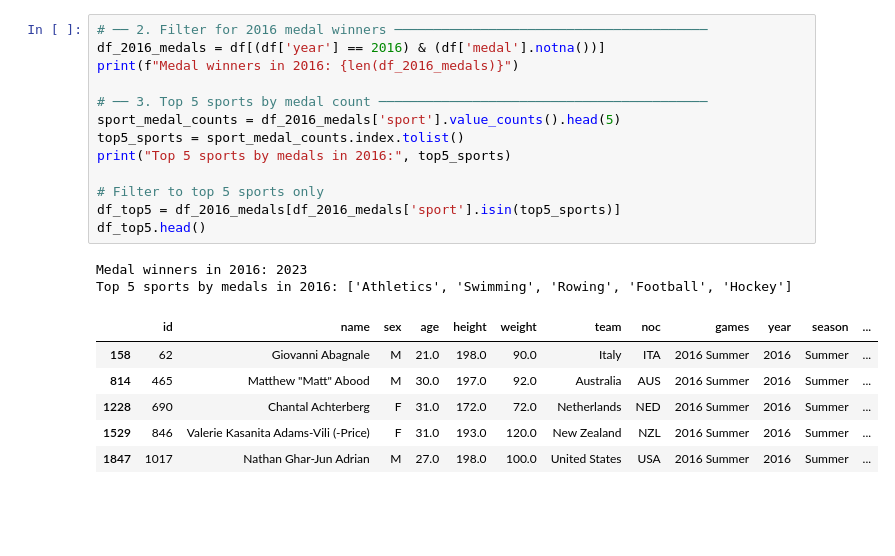
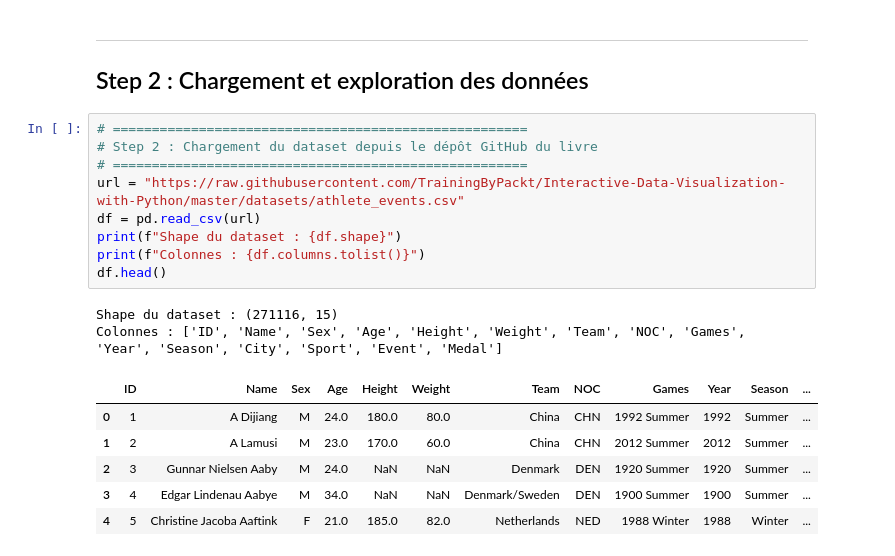
Before and after one commit to rosanajurdi/Data_Visualization_Course_2026, a Jupyter notebook: lab-sessions/lab3-AthleteSportEvent.ipynb, the cells around one changed output. Drawn from its saved outputs; the diff is of its cells as text; blank space fills up the shorter version.

```diff
--- a/lab-sessions/lab3-AthleteSportEvent.ipynb
+++ b/lab-sessions/lab3-AthleteSportEvent.ipynb
@@ -39,22 +35,22 @@ Dataset shape: (271116, 15)
+# %% [markdown]
+<hr style="border: 2px solid black;">
+
+## Step 2 : Chargement et exploration des données
 # %%
-# ── 2. Filter for 2016 medal winners ────────────────────────────────────────
-df_2016_medals = df[(df['year'] == 2016) & (df['medal'].notna())]
-print(f"Medal winners in 2016: {len(df_2016_medals)}")
-
-# ── 3. Top 5 sports by medal count ──────────────────────────────────────────
-sport_medal_counts = df_2016_medals['sport'].value_counts().head(5)
-top5_sports = sport_medal_counts.index.tolist()
-print("Top 5 sports by medals in 2016:", top5_sports)
-
-# Filter to top 5 sports only
-df_top5 = df_2016_medals[df_2016_medals['sport'].isin(top5_sports)]
-df_top5.head()
+# =====================================================
+# Step 2 : Chargement du dataset depuis le dépôt GitHub du livre
+# =====================================================
+url = "https://raw.githubusercontent.com/TrainingByPackt/Interactive-Data-Visualization-with-Python/master/datasets/athlete_events.csv"
+df = pd.read_csv(url)
+print(f"Shape du dataset : {df.shape}")
+print(f"Colonnes : {df.columns.tolist()}")
+df.head()
 # %% [output]
-Medal winners in 2016: 2023
-Top 5 sports by medals in 2016: ['Athletics', 'Swimming', 'Rowing', 'Football', 'Hockey']
+Shape du dataset : (271116, 15)
+Colonnes : ['ID', 'Name', 'Sex', 'Age', 'Height', 'Weight', 'Team', 'NOC', 'Games', 'Year', 'Season', 'City', 'Sport', 'Event', 'Medal']
-|  | id | name | sex | age | height | weight | team | noc | games | year | season | ... |
-| 158 | 62 | Giovanni Abagnale | M | 21.0 | 198.0 | 90.0 | Italy | ITA | 2016 Summer | 2016 | Summer | ... |
-| 814 | 465 | Matthew "Matt" Abood | M | 30.0 | 197.0 | 92.0 | Australia | AUS | 2016 Summer | 2016 | Summer | ... |
-| 1228 | 690 | Chantal Achterberg | F | 31.0 | 172.0 | 72.0 | Netherlands | NED | 2016 Summer | 2016 | Summer | ... |
-| 1529 | 846 | Valerie Kasanita Adams-Vili (-Price) | F | 31.0 | 193.0 | 120.0 | New Zealand | NZL | 2016 Summer | 2016 | Summer | ... |
-| 1847 | 1017 | Nathan Ghar-Jun Adrian | M | 27.0 | 198.0 | 100.0 | United States | USA | 2016 Summer | 2016 | Summer | ... |
+|  | ID | Name | Sex | Age | Height | Weight | Team | NOC | Games | Year | Season | ... |
+| 0 | 1 | A Dijiang | M | 24.0 | 180.0 | 80.0 | China | CHN | 1992 Summer | 1992 | Summer | ... |
+| 1 | 2 | A Lamusi | M | 23.0 | 170.0 | 60.0 | China | CHN | 2012 Summer | 2012 | Summer | ... |
+| 2 | 3 | Gunnar Nielsen Aaby | M | 24.0 | NaN | NaN | Denmark | DEN | 1920 Summer | 1920 | Summer | ... |
+| 3 | 4 | Edgar Lindenau Aabye | M | 34.0 | NaN | NaN | Denmark/Sweden | DEN | 1900 Summer | 1900 | Summer | ... |
+| 4 | 5 | Christine Jacoba Aaftink | F | 21.0 | 185.0 | 82.0 | Netherlands | NED | 1988 Winter | 1988 | Winter | ... |
```
Also changed, not shown: parts of 18 cells of this notebook, 1 other file.
